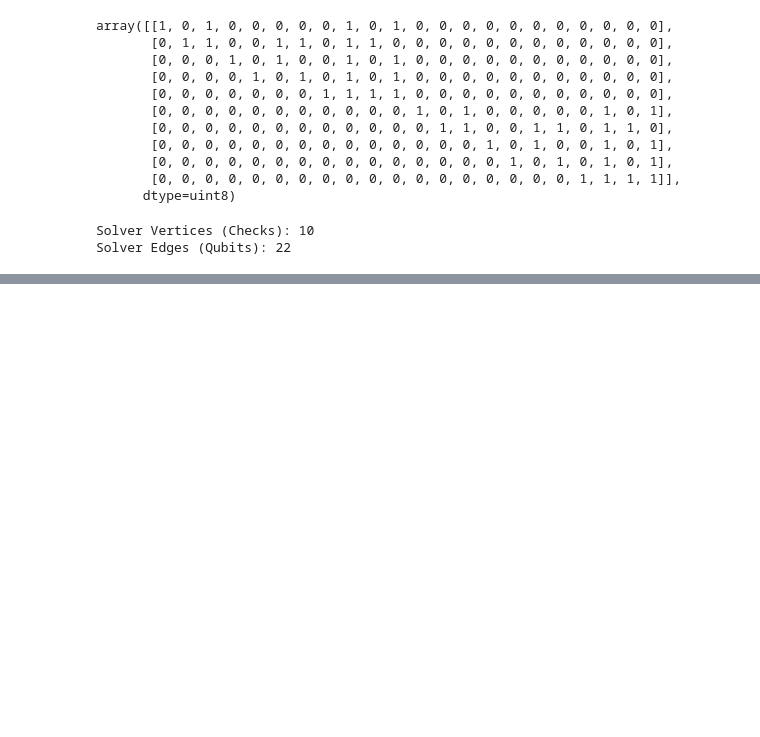
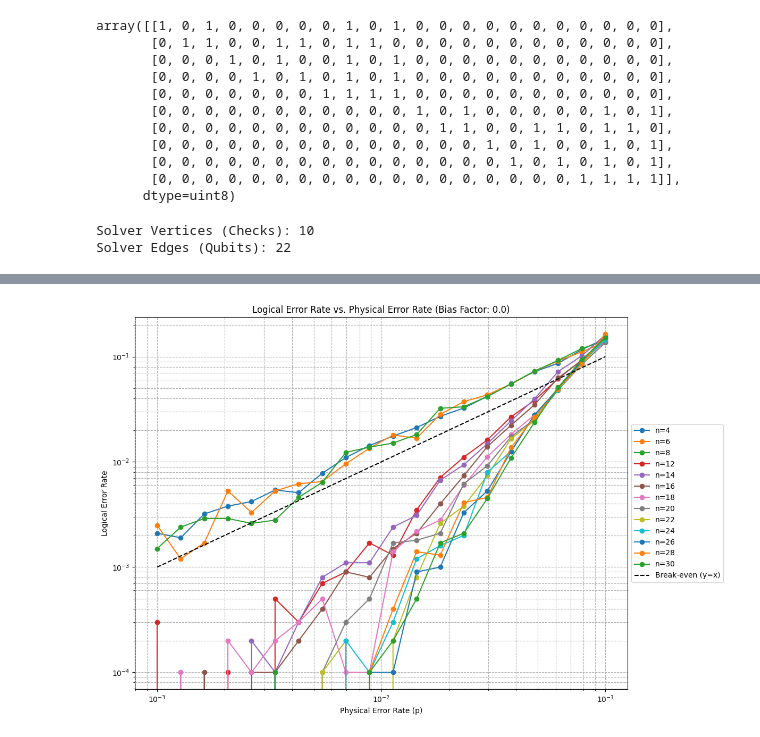
Before and after one commit to MarkAppprogrammer/Qiskit-CSS-T, a Jupyter notebook: decoder/HyperBlossom/usage.ipynb, the cells around one changed output, grey strips where cells are left out. Drawn from its saved outputs; the diff is of its cells as text; code cells hidden in the pictures; blank space fills up the shorter version.

```diff
--- a/decoder/HyperBlossom/usage.ipynb
+++ b/decoder/HyperBlossom/usage.ipynb
@@ -236,0 +351,42 @@ Shot 9: Residual Weight = 0
+# %%
+import numpy as np
+import matplotlib.pyplot as plt
+from datetime import datetime
+
+def plot_logical_error_rates(ns, ps, bias_factors, log_errors_counts):
+    """
+    Plot the logical error rates for various distances and bias factors, and save the plot with a timestamped filename.
+    """
+    # Generate timestamp for filenames
+    timestamp = datetime.now().strftime("%Y%m%d_%H%M%S")
+    plot_filename = f"logical_error_rates_{timestamp}.png"
+    plt.figure(figsize=(12, 8))
+
+    for i, log_errors in enumerate(log_errors_counts):
+        plt.plot(ps, log_errors, marker='o', linestyle='-', label=f'n={ns[i]}')
+
+    # Add break-even line
+    plt.plot(ps, ps, linestyle='--', color='black', label='Break-even (y=x)')
+
+    plt.xscale('log')
+    plt.yscale('log')
+    plt.xlabel('Physical Error Rate (p)')
+    plt.ylabel('Logical Error Rate')
+    plt.title(f'Logical Error Rate vs. Physical Error Rate (Bias Factor: {bias_factors})')
+    plt.legend(loc='center left', bbox_to_anchor=(1, 0.5))
+    plt.grid(True, which="both", ls="--")
+
+    # # Save the plot
+    # plt.savefig(plot_filename)
+    # print(f"Plot saved as {plot_filename}")
+
+    plt.tight_layout()
+    plt.show()
+# %%
+ns = [4, 6, 8, 12, 14, 16, 18, 20, 22, 24, 26, 28, 30]#, 32, 34, 36, 38, 40, 42, 44, 46, 48, 50, 52, 54, 56, 58, 60, 62, 64]
+ps = np.logspace(-3, -1, 20).tolist()
+
+bias_factor = 0.0
+num_shots = 10000
+
+log_errors_counts = run_simulation(ns, ps, bias_factor, num_shots)
@@ -236,0 +407,4 @@ Shot 9: Residual Weight = 0
+# %%
+plot_logical_error_rates(ns, ps, bias_factor, log_errors_counts)
+# %% [output]
+[figure, added]
```
Also changed, not shown: parts of 12 cells of this notebook, 1 other file.
